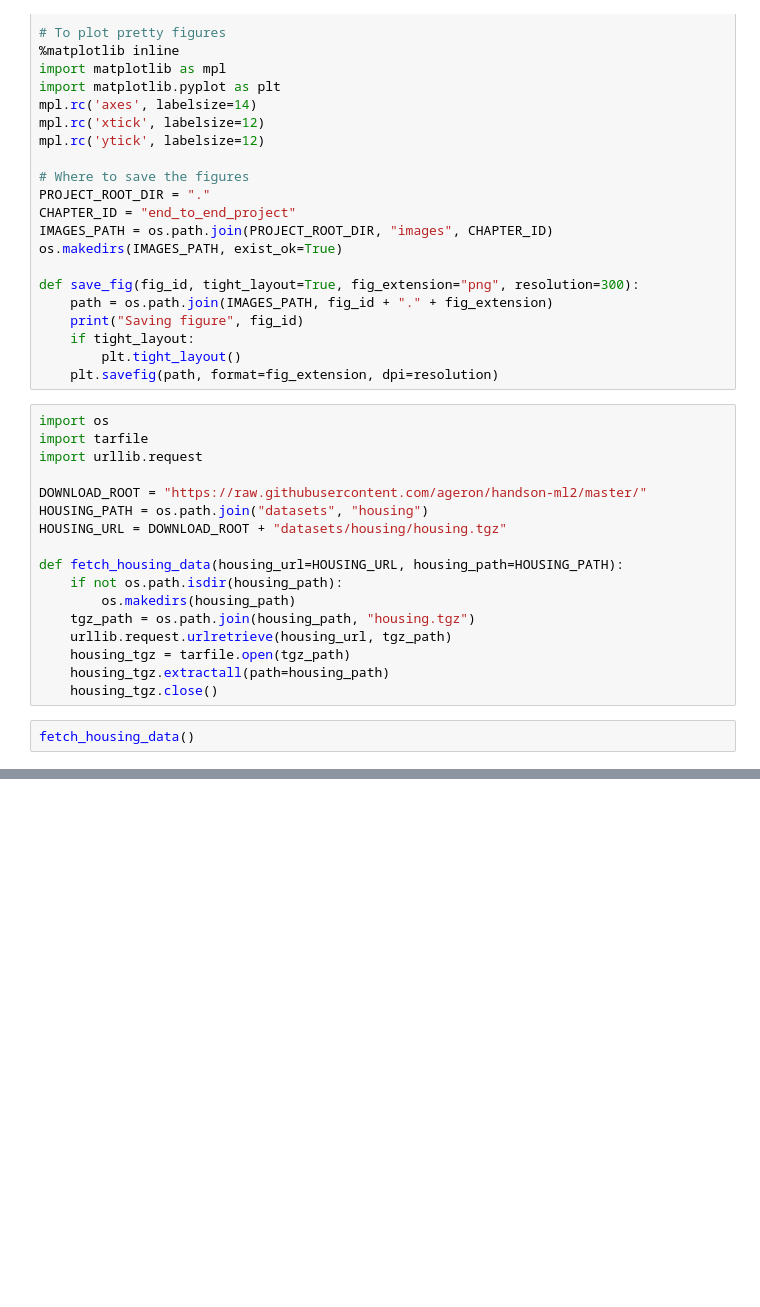
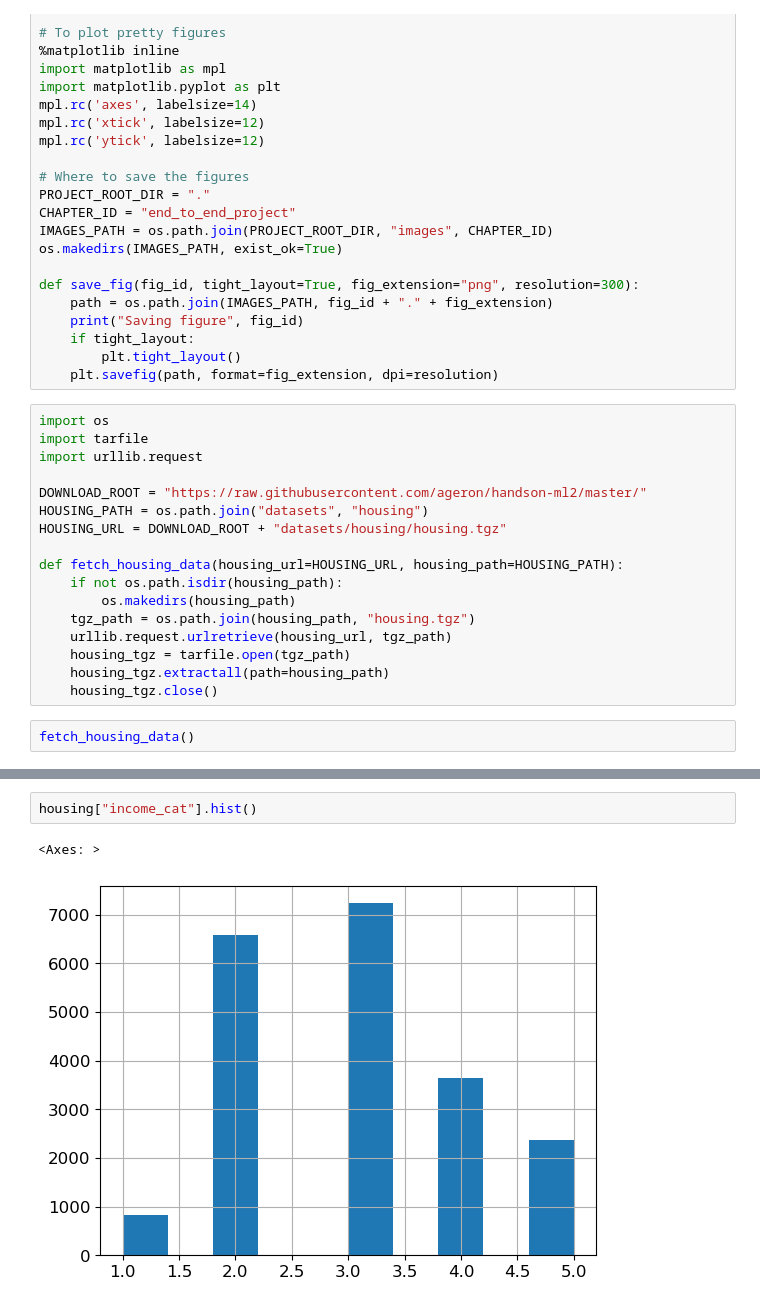
Before and after one commit to Shreyas-phys/CaliMedianHousingPrices, a Jupyter notebook: CaliMedianHousingPrices.ipynb, the cells around one changed output, grey strips where cells are left out. Saved outputs shown, nothing was run; the diff lists cells and outputs as text; blank space fills up the shorter version.

```diff
--- a/CaliMedianHousingPrices.ipynb
+++ b/CaliMedianHousingPrices.ipynb
@@ -52,0 +208,5 @@ fetch_housing_data()
+# %%
+housing["income_cat"].hist()
+# %% [output]
+<Axes: >
+[figure, added]
```
Also changed, not shown: parts of 41 cells of this notebook, 8 other files.
